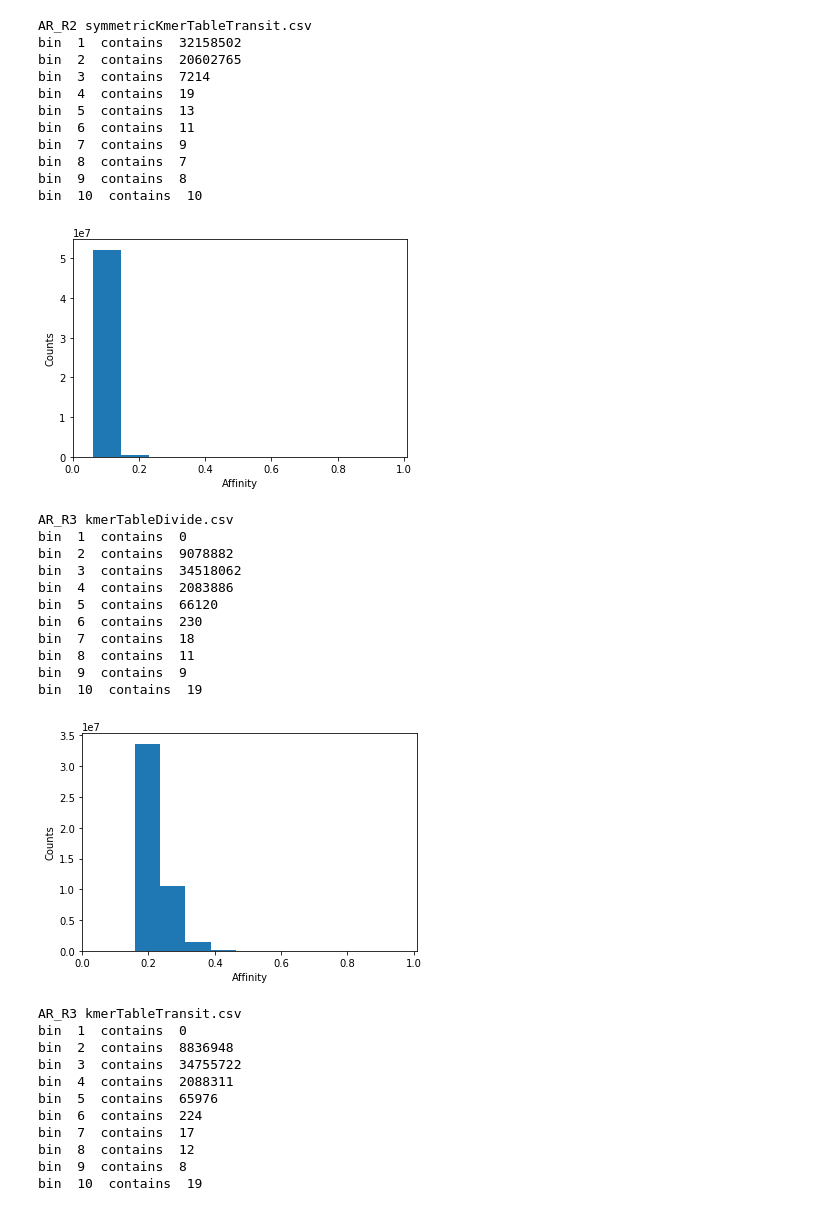
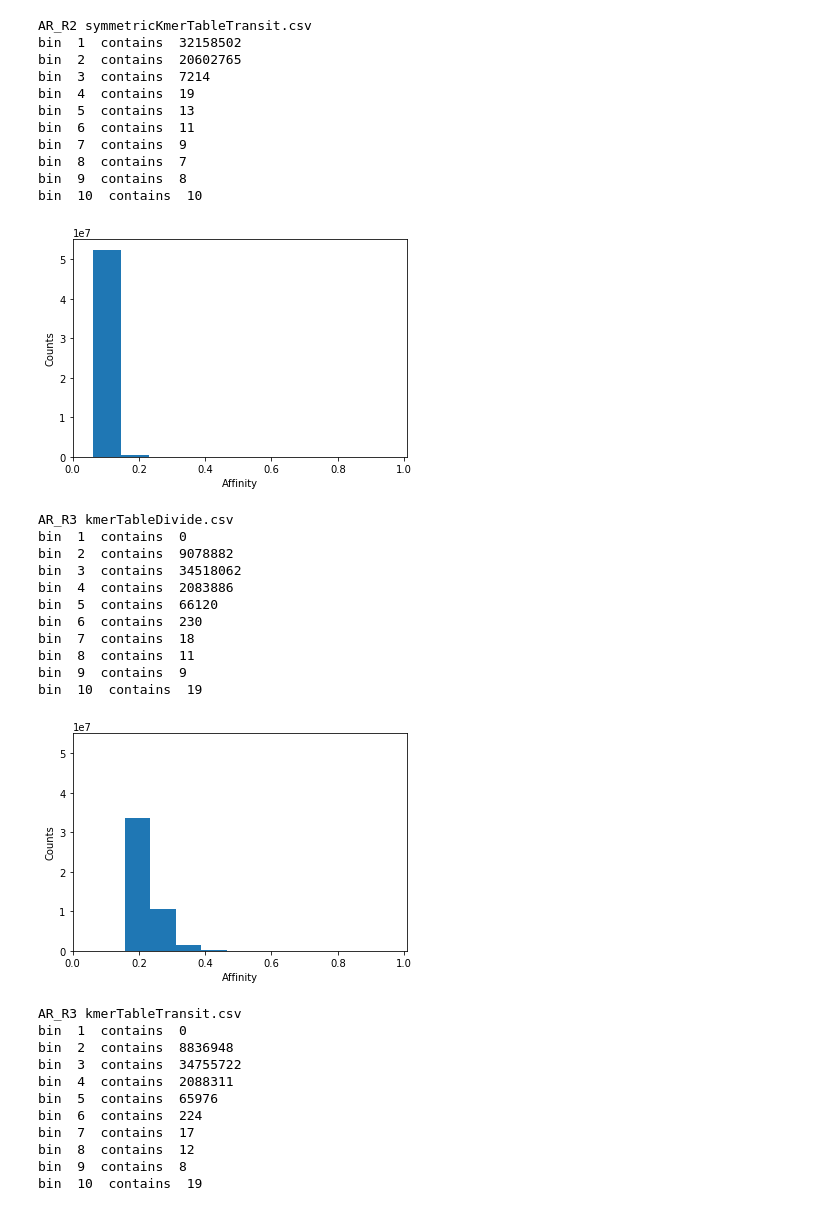
Before and after one commit to kundajelab/pho4, a Jupyter notebook: SelexGLM_19bp/bins_stats.ipynb, the cells around one changed output. Saved outputs shown, nothing was run; the diff lists cells and outputs as text; code cells hidden in the pictures.

```diff
--- a/SelexGLM_19bp/bins_stats.ipynb
+++ b/SelexGLM_19bp/bins_stats.ipynb
@@ -23,6 +23,7 @@ for key in ['AR_R2', 'AR_R3', 'AR_R4', 'AR_R5', 'AR_R6', 'AR_R7', 'AR_R8']:
         plt.hist(allAffs, density=False, bins=11)
         plt.ylabel('Counts')
         plt.xlabel('Affinity')
+        plt.ylim((0,5.5e7))
         plt.xlim((0,1.01))
         plt.show()
 # %% [output]
@@ -58,34 +59,34 @@ bin  4  contains  23
 bin  5  contains  10
 bin  6  contains  14
 bin  7  contains  9
 bin  8  contains  7
 bin  9  contains  6
 bin  10  contains  12
 [figure]
 AR_R2 symmetricKmerTableTransit.csv
 bin  1  contains  32158502
 bin  2  contains  20602765
 bin  3  contains  7214
 bin  4  contains  19
 bin  5  contains  13
 bin  6  contains  11
 bin  7  contains  9
 bin  8  contains  7
 bin  9  contains  8
 bin  10  contains  10
 [figure]
 AR_R3 kmerTableDivide.csv
 bin  1  contains  0
 bin  2  contains  9078882
 bin  3  contains  34518062
 bin  4  contains  2083886
 bin  5  contains  66120
 bin  6  contains  230
 bin  7  contains  18
 bin  8  contains  11
 bin  9  contains  9
 bin  10  contains  19
-[figure, old version]
+[figure, new version]
 AR_R3 kmerTableTransit.csv
 bin  1  contains  0
 bin  2  contains  8836948
```
Also changed, not shown: parts of 2 cells of this notebook, 6 other files.
